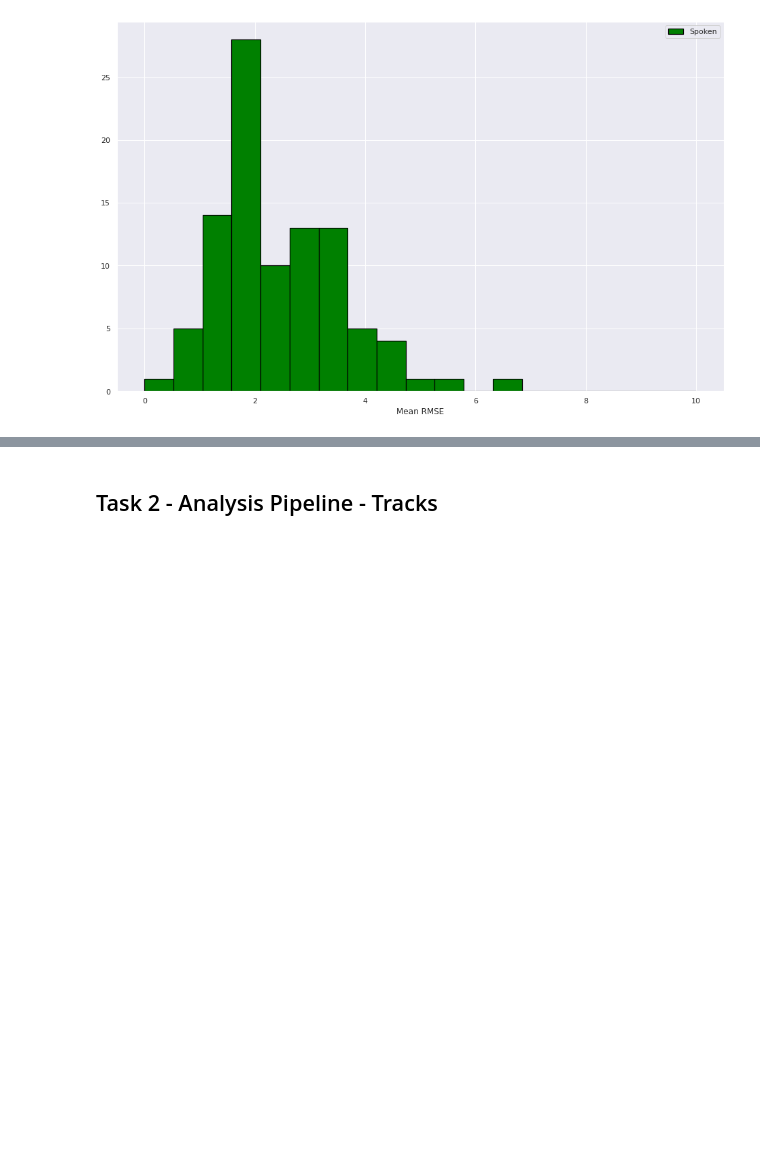
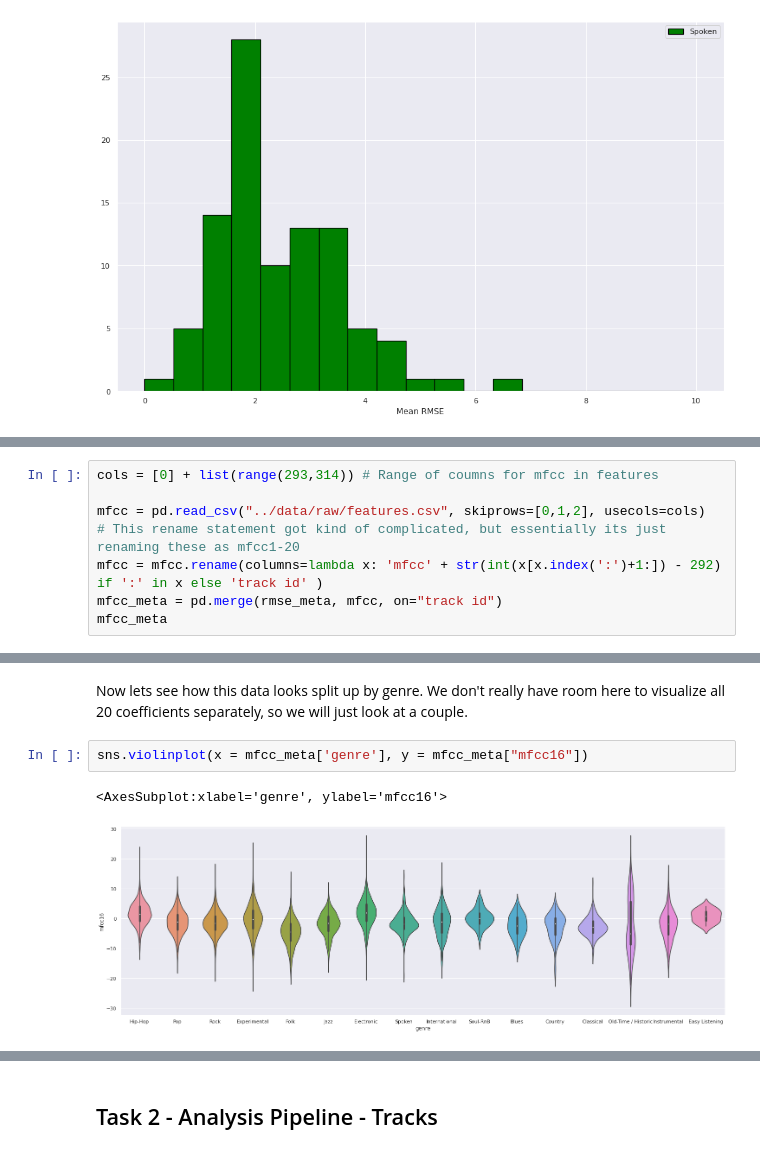
Before and after one commit to Rock-it-science/project-group17-project, a Jupyter notebook: notebooks/analysis1.ipynb, the cells around one changed output, grey strips where cells are left out. Saved outputs shown, nothing was run; the diff lists cells and outputs as text; blank space fills up the shorter version.

Commit message:
Add mfcc section to eda

```diff
--- a/notebooks/analysis1.ipynb
+++ b/notebooks/analysis1.ipynb
@@ -176,0 +180,8 @@ These histograms do a good job showing how energy changes with different genres.
+# %%
+cols = [0] + list(range(293,314)) # Range of coumns for mfcc in features
+
+mfcc = pd.read_csv("../data/raw/features.csv", skiprows=[0,1,2], usecols=cols)
+# This rename statement got kind of complicated, but essentially its just renaming these as mfcc1-20
+mfcc = mfcc.rename(columns=lambda x: 'mfcc' + str(int(x[x.index(':')+1:]) - 292) if ':' in x else 'track id' )
+mfcc_meta = pd.merge(rmse_meta, mfcc, on="track id")
+mfcc_meta
@@ -176,0 +202,7 @@ These histograms do a good job showing how energy changes with different genres.
+# %% [markdown]
+Now lets see how this data looks split up by genre. We don't really have room here to visualize all 20 coefficients separately, so we will just look at a couple.
+# %%
+sns.violinplot(x = mfcc_meta['genre'], y = mfcc_meta["mfcc16"])
+# %% [output]
+<AxesSubplot:xlabel='genre', ylabel='mfcc16'>
+[figure, added]
```
Also changed, not shown: parts of 18 cells of this notebook.
